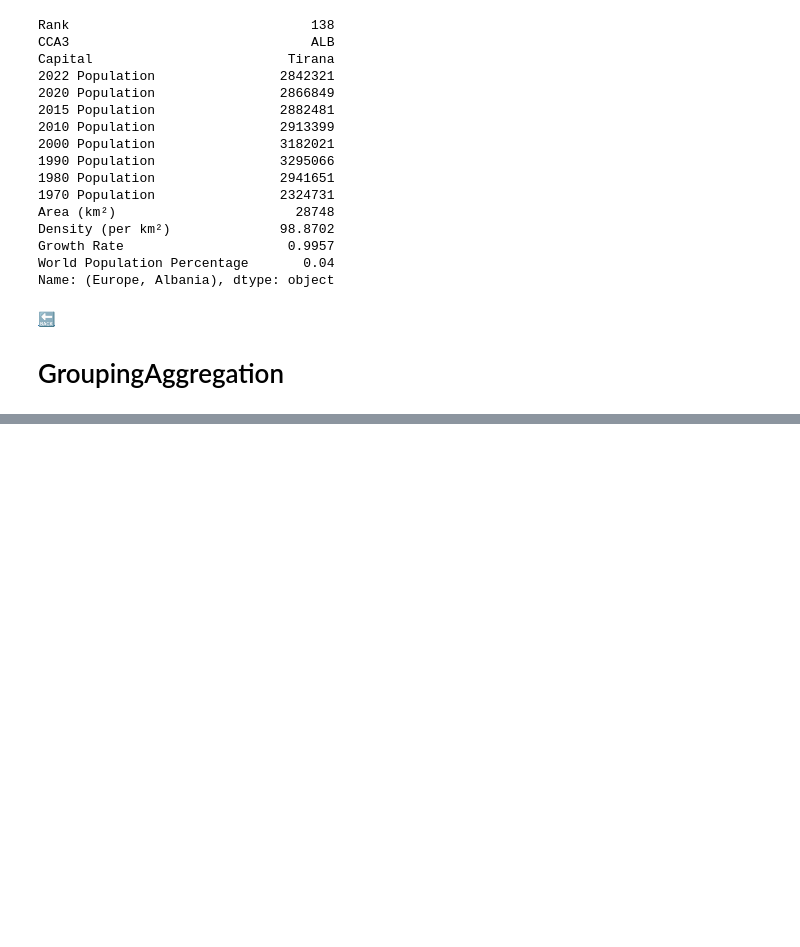
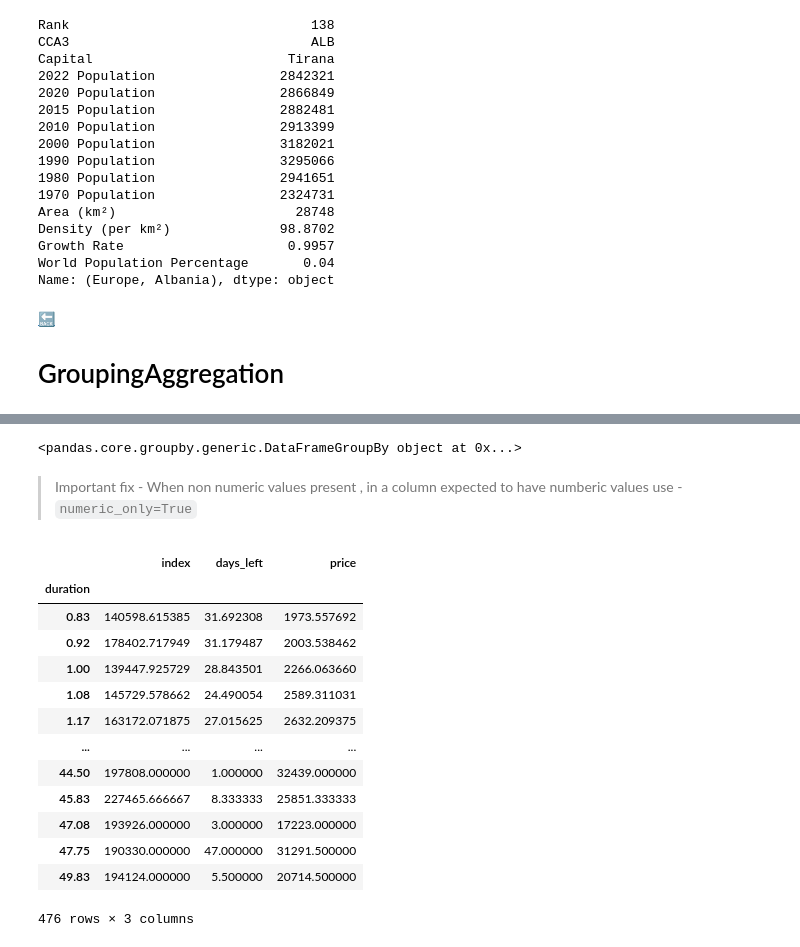
Before and after one commit to xyizko/xo-mathz, a Jupyter notebook: nb/yt-pandas-2.ipynb, the cells around one changed output, grey strips where cells are left out. Cells and saved outputs as stored; diff of their text form; code cells hidden in the pictures; blank space fills up the shorter version.

Commit message:
Kaggle Notebook | yt-pandas-2 | Version 1

```diff
--- a/nb/yt-pandas-2.ipynb
+++ b/nb/yt-pandas-2.ipynb
@@ -1117,3 +1117,8 @@ Name: (Europe, Albania), dtype: object
 [🔙](#TOC)
 
 # GroupingAggregation
+# %%
+# Import Airlines_dataset
+URL = "/kaggle/input/airlines-flights-data/airlines_flights_data.csv"
+da1 = pd.read_csv(URL)
+da1
@@ -1119,0 +1139,28 @@ Name: (Europe, Albania), dtype: object
+# %%
+# This is an object - To use it , it should be assigned
+da1.groupby('duration')
+# %% [output]
+<pandas.core.groupby.generic.DataFrameGroupBy object at 0x...>
+# %%
+dagr1 = da1.groupby('duration')
+# %% [markdown]
+> Important fix - When non numeric values present , in a column expected to have numberic values use - `numeric_only=True`
+# %%
+# Run stats on this object
+
+dagr1.mean(numeric_only=True)
+# %% [output]
+|  | index | days_left | price |
+| duration |  |  |  |
+| 0.83 | 140598.615385 | 31.692308 | 1973.557692 |
+| 0.92 | 178402.717949 | 31.179487 | 2003.538462 |
+| 1.00 | 139447.925729 | 28.843501 | 2266.063660 |
+| 1.08 | 145729.578662 | 24.490054 | 2589.311031 |
+| 1.17 | 163172.071875 | 27.015625 | 2632.209375 |
+| ... | ... | ... | ... |
+| 44.50 | 197808.000000 | 1.000000 | 32439.000000 |
+| 45.83 | 227465.666667 | 8.333333 | 25851.333333 |
+| 47.08 | 193926.000000 | 3.000000 | 17223.000000 |
+| 47.75 | 190330.000000 | 47.000000 | 31291.500000 |
+| 49.83 | 194124.000000 | 5.500000 | 20714.500000 |
+476 rows × 3 columns
```
Also changed, not shown: parts of 6 cells of this notebook.
